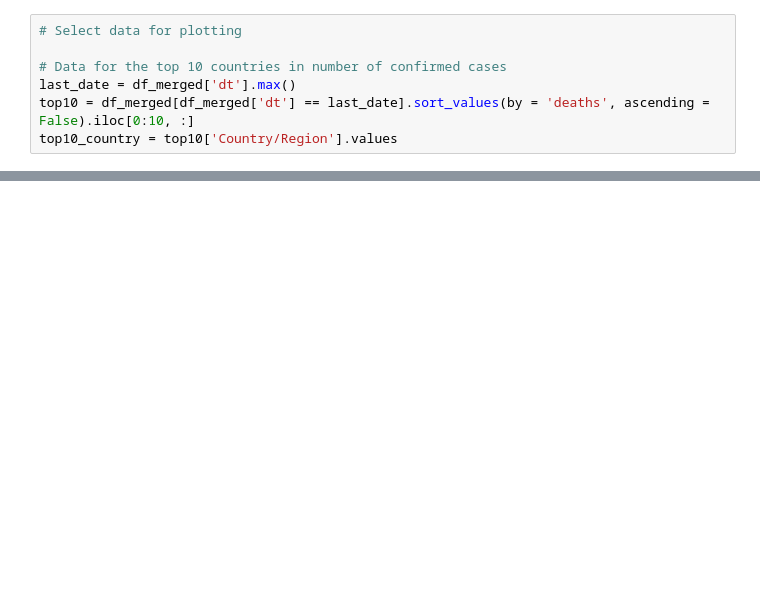
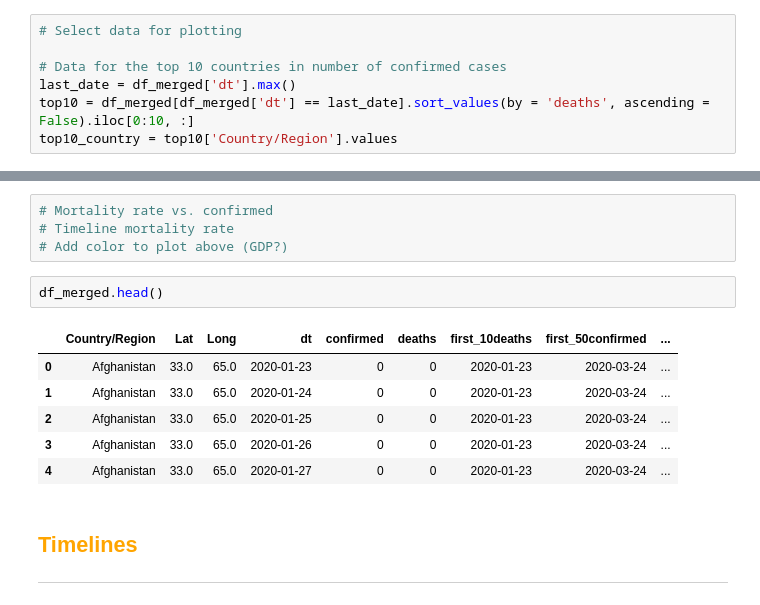
Before and after one commit to govex/COVID-19, a Jupyter notebook: code/Covid-19_v1.ipynb, the cells around one changed output, grey strips where cells are left out. Cells and saved outputs as stored; diff of their text form; blank space fills up the shorter version.

```diff
--- a/code/Covid-19_v1.ipynb
+++ b/code/Covid-19_v1.ipynb
@@ -591,0 +1147,16 @@ tmp
+# %%
+# Mortality rate vs. confirmed
+# Timeline mortality rate
+# Add color to plot above (GDP?)
+# %%
+df_merged.head()
+# %% [output]
+|  | Country/Region | Lat | Long | dt | confirmed | deaths | first_10deaths | first_50confirmed | ... |
+| 0 | Afghanistan | 33.0 | 65.0 | 2020-01-23 | 0 | 0 | 2020-01-23 | 2020-03-24 | ... |
+| 1 | Afghanistan | 33.0 | 65.0 | 2020-01-24 | 0 | 0 | 2020-01-23 | 2020-03-24 | ... |
+| 2 | Afghanistan | 33.0 | 65.0 | 2020-01-25 | 0 | 0 | 2020-01-23 | 2020-03-24 | ... |
+| 3 | Afghanistan | 33.0 | 65.0 | 2020-01-26 | 0 | 0 | 2020-01-23 | 2020-03-24 | ... |
+| 4 | Afghanistan | 33.0 | 65.0 | 2020-01-27 | 0 | 0 | 2020-01-23 | 2020-03-24 | ... |
+# %% [markdown]
+## <span style="color:orange">Timelines</span>
+<hr style="border: 1px solid #D3D3D3" >
```
Also changed, not shown: parts of 30 cells of this notebook, 3 other files.
